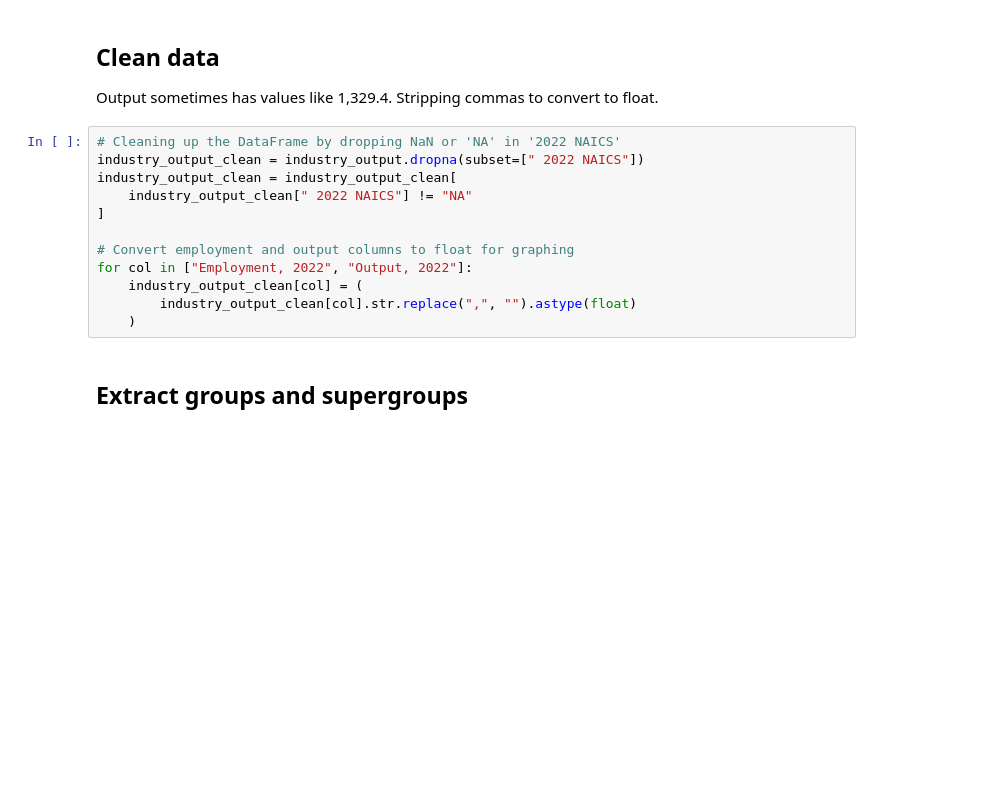
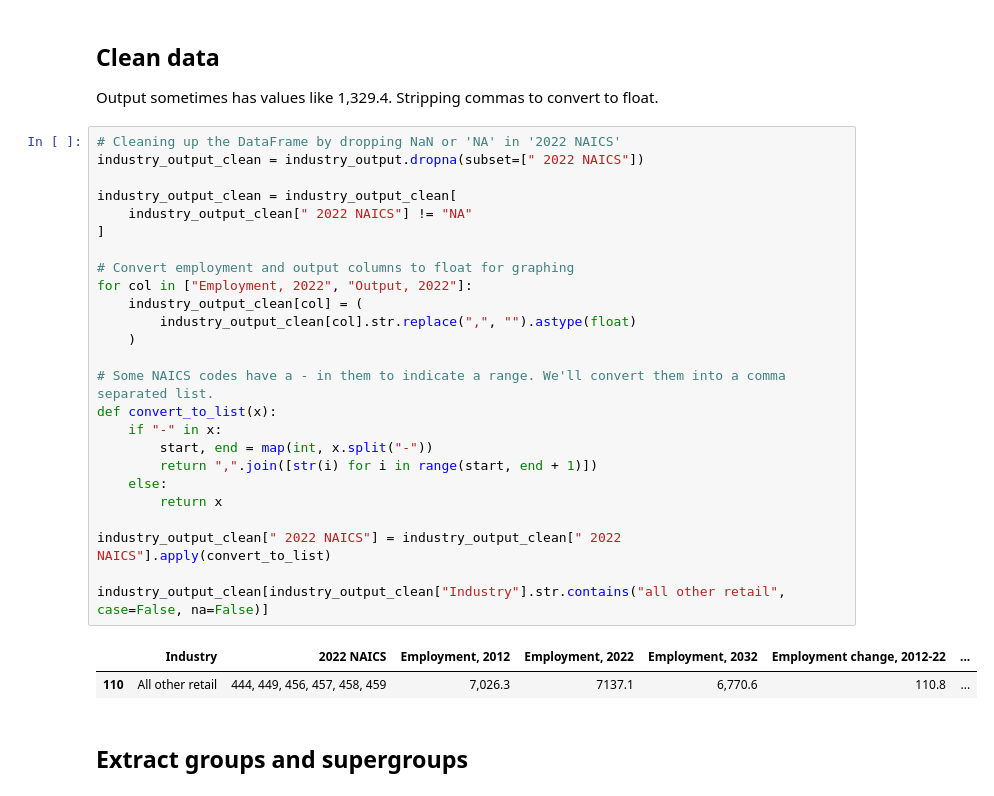
Before and after one commit to radoshi/gptsaregpts, a Jupyter notebook: notebooks/analysis.ipynb, the cells around one changed output. Drawn from its saved outputs; the diff is of its cells as text; blank space fills up the shorter version.

```diff
--- a/notebooks/analysis.ipynb
+++ b/notebooks/analysis.ipynb
@@ -217,14 +201,30 @@ Output sometimes has values like 1,329.4. Stripping commas to convert to float.
 # %%
 # Cleaning up the DataFrame by dropping NaN or 'NA' in '2022 NAICS'
 industry_output_clean = industry_output.dropna(subset=[" 2022 NAICS"])
+
 industry_output_clean = industry_output_clean[
     industry_output_clean[" 2022 NAICS"] != "NA"
 ]
 
 # Convert employment and output columns to float for graphing
 for col in ["Employment, 2022", "Output, 2022"]:
     industry_output_clean[col] = (
         industry_output_clean[col].str.replace(",", "").astype(float)
     )
+
+# Some NAICS codes have a - in them to indicate a range. We'll convert them into a comma separated list.
+def convert_to_list(x):
+    if "-" in x:
+        start, end = map(int, x.split("-"))
+        return ",".join([str(i) for i in range(start, end + 1)])
+    else:
+        return x
+
+industry_output_clean[" 2022 NAICS"] = industry_output_clean[" 2022 NAICS"].apply(convert_to_list)
+
+industry_output_clean[industry_output_clean["Industry"].str.contains("all other retail", case=False, na=False)]
+# %% [output]
+|  | Industry | 2022 NAICS | Employment, 2012 | Employment, 2022 | Employment, 2032 | Employment change, 2012-22 | ... |
+| 110 | All other retail | 444, 449, 456, 457, 458, 459 | 7,026.3 | 7137.1 | 6,770.6 | 110.8 | ... |
 # %% [markdown]
 ## Extract groups and supergroups
```
Also changed, not shown: parts of 25 cells of this notebook.
